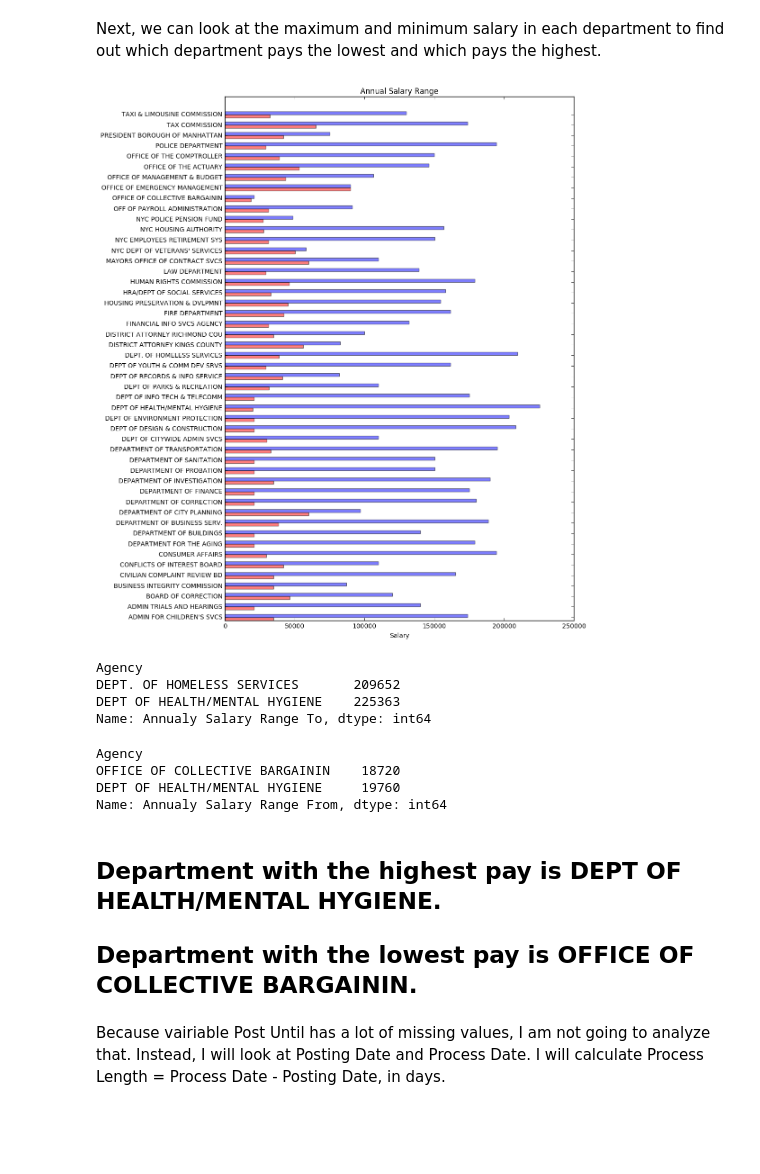
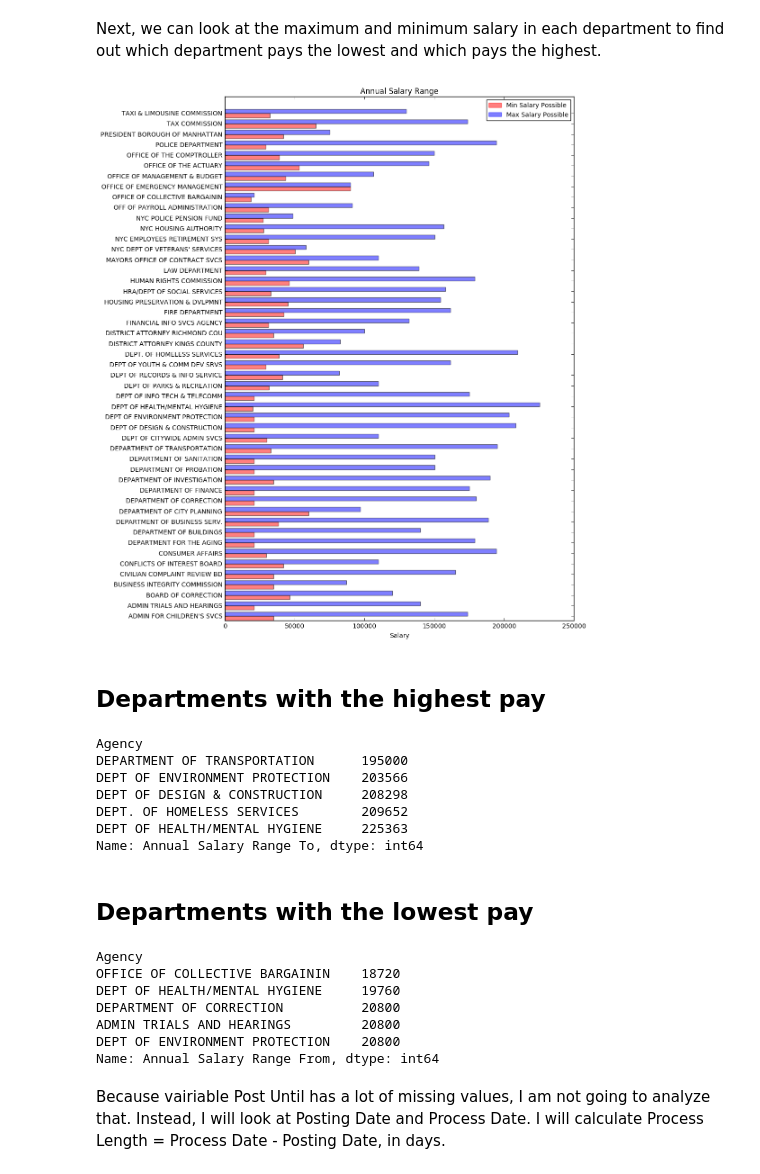
Before and after one commit to AnhPhung/WorkMarket, a Jupyter notebook: Friendly Competition.ipynb, the cells around one changed output. Drawn from its saved outputs; the diff is of its cells as text; code cells hidden in the pictures; blank space fills up the shorter version.

```diff
--- a/Friendly Competition.ipynb
+++ b/Friendly Competition.ipynb
@@ -99,3 +100,5 @@ for index, row in data_unique.iterrows():
     elif row['Salary Frequency'] == 'Daily':
         annual_min_sal.append(row['Salary Range From']*5*52)
         annual_max_sal.append(row['Salary Range To']*5*52)
+data_unique['Annual Salary Range From'] = annual_min_sal
+data_unique['Annual Salary Range To'] = annual_max_sal
@@ -102,3 +113,0 @@ for index, row in data_unique.iterrows():
-# %%
-data_unique['Annualy Salary Range From'] = annual_min_sal
-data_unique['Annualy Salary Range To'] = annual_max_sal
@@ -118,40 +116,53 @@ Next, we can look at the maximum and minimum salary in each department to find o
 # %%
 # Look at graph of salary range in each agency
 grouped = data_unique.groupby('Agency')
-upper_bound = grouped.max()['Annualy Salary Range To']
-lower_bound = grouped.min()['Annualy Salary Range From']
+upper_bound = grouped.max()['Annual Salary Range To']
+lower_bound = grouped.min()['Annual Salary Range From']
+
 pos = np.arange(len(lower_bound))
-barwidth=0.3
+barwidth=0.4
 f, ax = plt.subplots(figsize=(10,15))
-rects2 = ax.barh(pos, lower_bound.values, barwidth, alpha=0.5, color = 'r')
-rects1 = ax.barh(pos+barwidth, upper_bound.values, barwidth, alpha=0.5, color='b')
+rects1 = ax.barh(pos, lower_bound.values, barwidth, alpha=0.5, color = 'r')
+rects2 = ax.barh(pos+barwidth, upper_bound.values, barwidth, alpha=0.5, color='b')
 
 
 ax.set_yticks(pos+(barwidth))
 ax.set_yticklabels(lower_bound.index)
 ax.set_xlabel('Salary')
 plt.title('Annual Salary Range')
+
+red= mpatches.Patch(color='r', alpha=0.5, label='Min Salary Possible')
+blue= mpatches.Patch(color='b', alpha=0.5, label='Max Salary Possible')
+
+plt.legend(handles=[red, blue], prop={'size':10})
+
 plt.show()
 # %% [output]
-[figure, old version]
+[figure, new version]
+# %% [markdown]
+## Departments with the highest pay
 # %%
-upper_bound.sort_values().tail(2)
+upper_bound.sort_values().tail(5)
 # %% [output]
 Agency
-DEPT. OF HOMELESS SERVICES       209652
-DEPT OF HEALTH/MENTAL HYGIENE    225363
-Name: Annualy Salary Range To, dtype: int64
+DEPARTMENT OF TRANSPORTATION      195000
+DEPT OF ENVIRONMENT PROTECTION    203566
+DEPT OF DESIGN & CONSTRUCTION     208298
+DEPT. OF HOMELESS SERVICES        209652
+DEPT OF HEALTH/MENTAL HYGIENE     225363
+Name: Annual Salary Range To, dtype: int64
+# %% [markdown]
+## Departments with the lowest pay
 # %%
-lower_bound.sort_values().head(2)
+lower_bound.sort_values().head(5)
 # %% [output]
 Agency
 OFFICE OF COLLECTIVE BARGAININ    18720
 DEPT OF HEALTH/MENTAL HYGIENE     19760
-Name: Annualy Salary Range From, dtype: int64
+DEPARTMENT OF CORRECTION          20800
+ADMIN TRIALS AND HEARINGS         20800
+DEPT OF ENVIRONMENT PROTECTION    20800
+Name: Annual Salary Range From, dtype: int64
-# %% [markdown]
-## Department with the highest pay is DEPT OF HEALTH/MENTAL HYGIENE.
-
-## Department with the lowest pay is OFFICE OF COLLECTIVE BARGAININ.
 # %% [markdown]
 Because vairiable Post Until has a lot of missing values, I am not going to analyze that. Instead, I will look at Posting Date and Process Date. I will calculate Process Length = Process Date - Posting Date, in days.
 # %%
```
Also changed, not shown: parts of 8 cells of this notebook.
